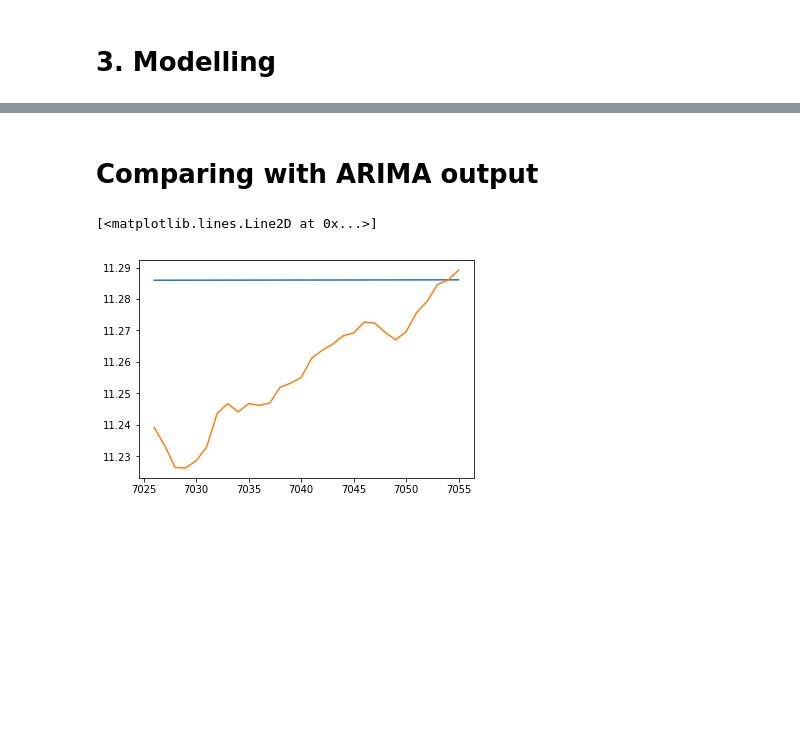
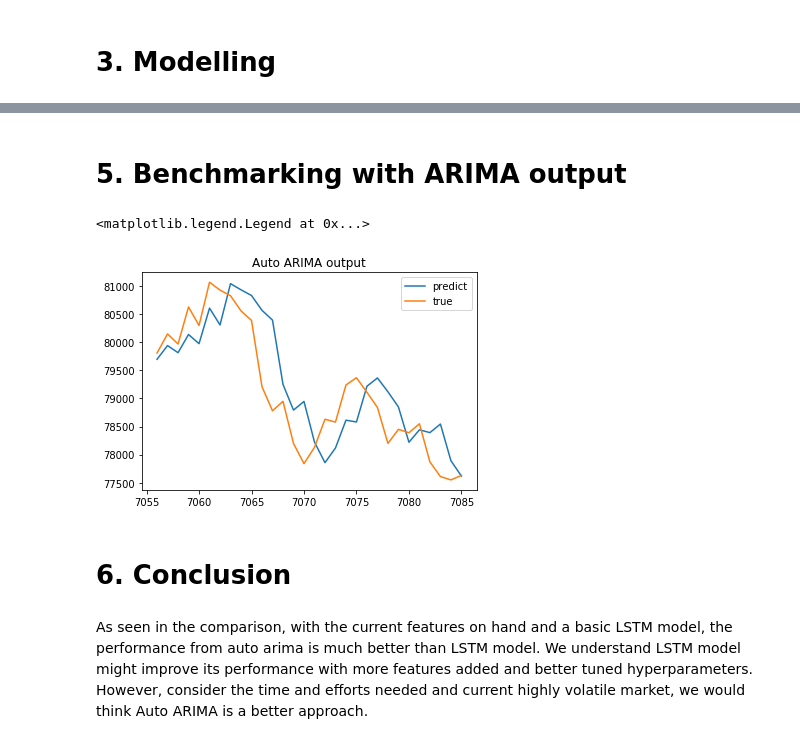
Before and after one commit to yy96/Team_Ravioli_Timeseries, a Jupyter notebook: Notebooks/LSTM model.ipynb, the cells around one changed output, grey strips where cells are left out. Saved outputs shown, nothing was run; the diff lists cells and outputs as text; code cells hidden in the pictures; blank space fills up the shorter version.

```diff
--- a/Notebooks/LSTM model.ipynb
+++ b/Notebooks/LSTM model.ipynb
@@ -207,2 +217,2 @@ plt.show()
 # %% [markdown]
-# Comparing with ARIMA output
+# 5. Benchmarking with ARIMA output
@@ -227,8 +236,14 @@ for i in range (0, 30):
     predict_list.append(predicted)
     order_list.append(train_model.order)
 # %%
-plt.plot(log_data.index[7026:7056], predicted)
-plt.plot(log_data.index[7026:7056], log_data[7026:7056])
+plt.plot(log_data.index[7056:7086], np.exp(predict_list), label = 'predict')
+plt.plot(log_data.index[7056:7086], data['CLOSE'][7056:7086], label = 'true')
+plt.title('Auto ARIMA output')
+plt.legend()
 # %% [output]
-[<matplotlib.lines.Line2D at 0x...>]
+<matplotlib.legend.Legend at 0x...>
-[figure, old version]
+[figure, new version]
+# %% [markdown]
+# 6. Conclusion
+# %% [markdown]
+As seen in the comparison, with the current features on hand and a basic LSTM model, the performance from auto arima is much better than LSTM model. We understand LSTM model might improve its performance with more features added and better tuned hyperparameters. However, consider the time and efforts needed and current highly volatile market, we would think Auto ARIMA is a better approach.
```
Also changed, not shown: parts of 16 cells of this notebook.
